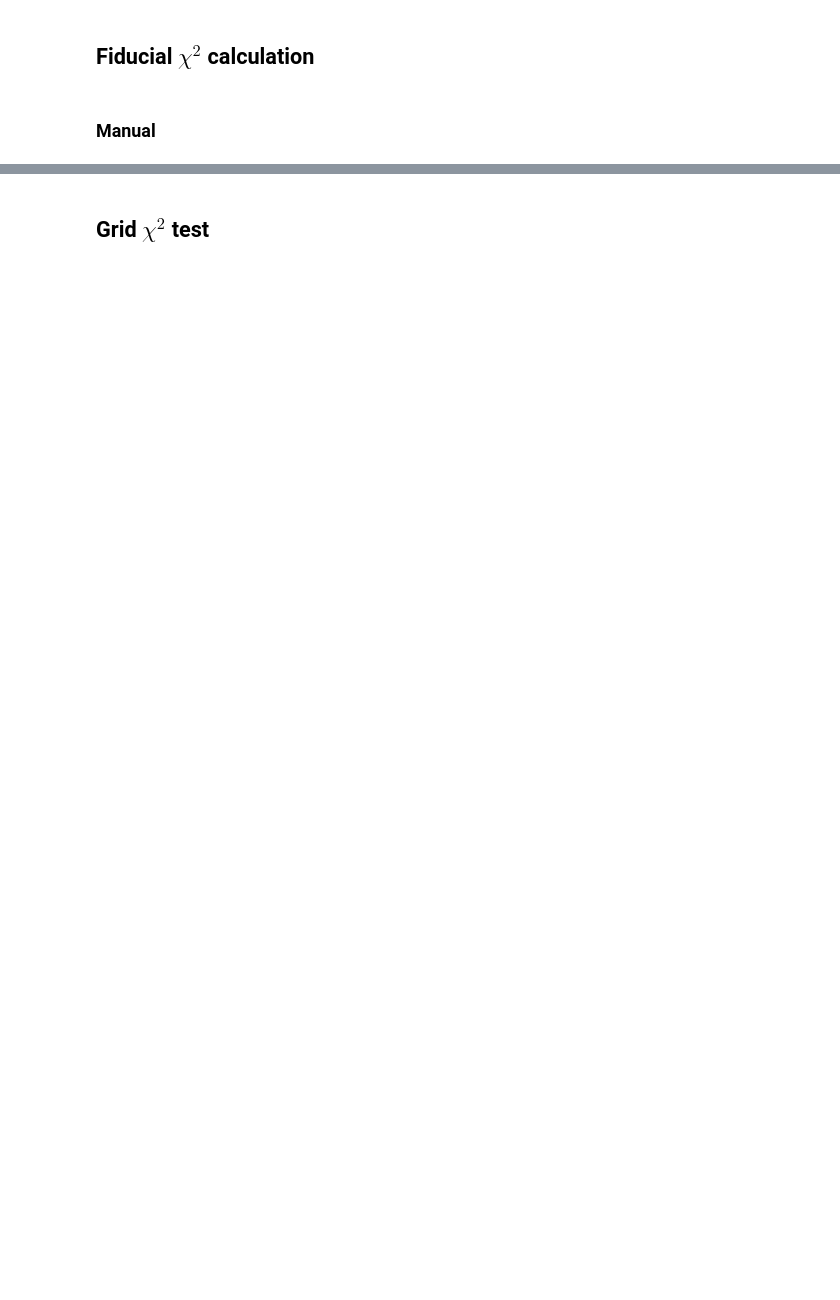
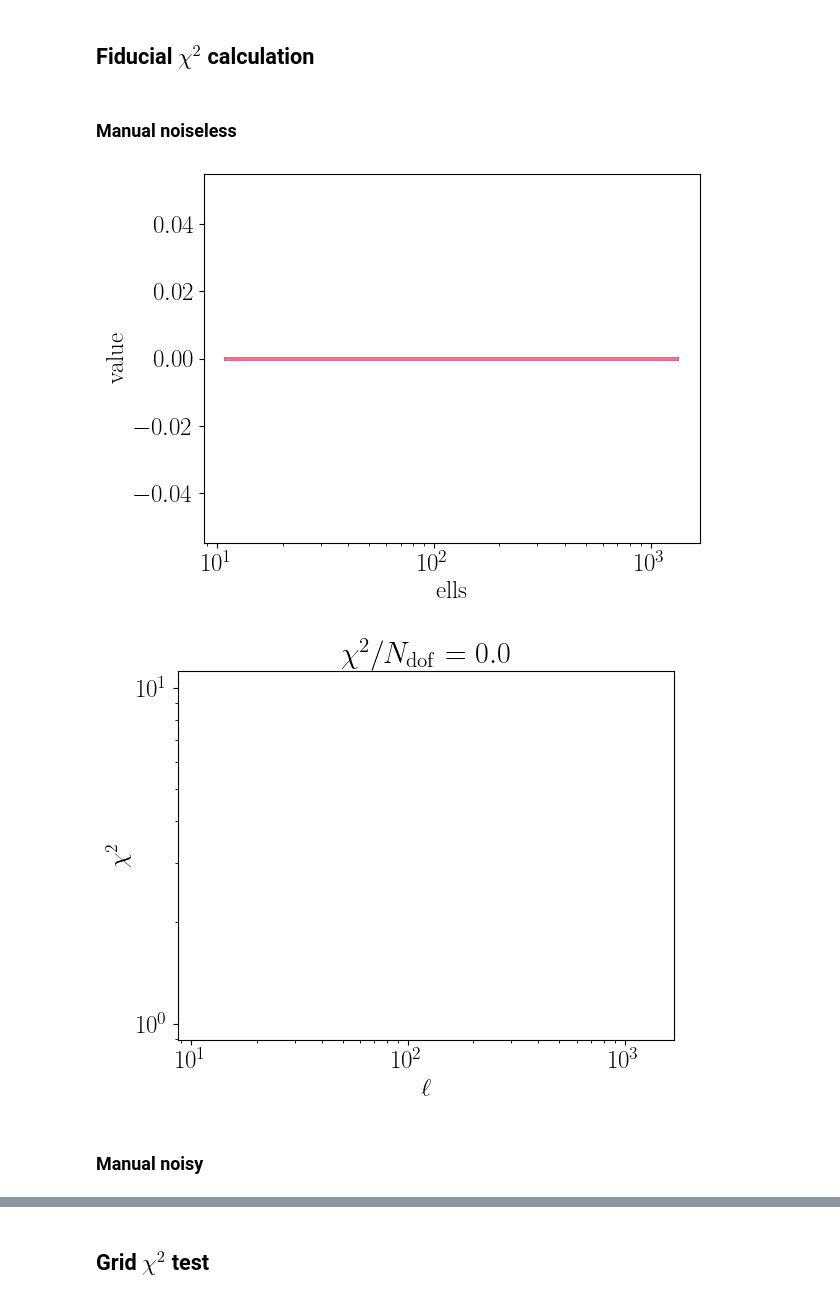
Before and after one commit to chiaradeleo1/GWXLSS, a Jupyter notebook: mock_maker.ipynb, the cells around one changed output, grey strips where cells are left out. Cells and saved outputs as stored; diff of their text form; code cells hidden in the pictures; blank space fills up the shorter version.

Commit message:
added tests in mock maker

```diff
--- a/mock_maker.ipynb
+++ b/mock_maker.ipynb
@@ -34,17 +34,21 @@ sidelegend = {'bbox_to_anchor': (1.04,0.5),
 # %% [markdown]
 ## Options
 # %%
-mock_path   = 'mock_data/new_LSS_GW_ellcut_LCDM'
+#mock_path   = 'mock_data/new_LSS_GW_ellcut_LCDM'
+#observables = ['GC','WL','GWC','GWWL']
+mock_path   = 'mock_data/new_LSS_LCDM'
+observables = ['GC','WL']
 camb_path   = '/home/Matteo/Codes/GW-MGCAMB'
-observables = ['GC','WL','GWC','GWWL']
+
 
 SNR_threshold = 1
 
 bin_to_plot = [1,3,6]
 
-covmats_ells_toplot = [5,-1]
+covmats_ells_toplot = [5,10]
 
 #We will run a grid chi2 test on this parameter
+run_grid_test = False
 test_parameter = {'name': 'logA',
                   'variation': 0.1,
                   'latex': r'$\log{10^{10}A_s}$',
@@ -80,13 +84,15 @@ fiducial = {'ombh2': 0.022445,
             'b2_poly_GW': -0.928357,
             'b3_poly_GW': 0.423292,
             #'tau': 0.05,
-            #'w': -1.,
-            #'wa': 0.,
-            #'mnu': 0.06,
+            'w': -1.,
+            'wa': 0.,
+            'mnu': 0.06,
             #MG params
             'mu0': 0.,
             'sigma0': 0.,
-            'MG_flag': 1,
+            'MG_flag': 0,#1,
             'pure_MG_flag': 2,
             'musigma_par': 1,
             'DE_model': 0}
+
+print(np.exp(fiducial['logA'])*1.e-10)
@@ -247,4 +297,39 @@ for ind,ell in enumerate(mock.fiducial_obs['ells']):
+# %% [markdown]
+### Manual noiseless
+# %%
+from source_code.compute_obs_sources import get_obs
+
+mytest = get_obs(fiducial,mock.mock_data['distributions'],mock.fiducial_obs['ells'], baseline['likelihood']['LSS']['settings']).Cls
+
+chi2 = []
+dof = 0
+
+diff_ell = []
+for ind,ell in enumerate(mock.fiducial_obs['ells']):
+    diffvec = mytest.iloc[ind][mock.all_cols].values-mock.mock_data['noiseless'].iloc[ind][mock.all_cols].values
+    chi2.append(np.dot(diffvec,np.dot(np.linalg.inv(mock.mock_data['covmat_dict'][str(ell)]),diffvec)))#/len(mock.all_cols))
+    dof += len(mock.all_cols)
+    df = pd.DataFrame({'ells': ell}|{col: mytest.iloc[ind][col]-mock.mock_data['noiseless'].iloc[ind][col]
+                                     for col in mock.all_cols},index=[0])
+    diff_ell.append(df)
+
+plt.figure()
+plot_df = pd.concat(diff_ell,ignore_index=True)
+plot_df = pd.melt(plot_df,id_vars=['ells'],value_vars=mock.all_cols,var_name='Bin',value_name='value')
+sb.lineplot(plot_df,x='ells',y='value',hue='Bin',legend=0)
+plt.xscale('log')
+
+plt.figure()
+plt.title(r'$\chi^2/N_{{\rm dof}}={}$'.format(sum(chi2)/dof))
+plt.plot(mock.fiducial_obs['ells'],chi2)
+plt.xscale('log')
+plt.yscale('log')
+plt.xlabel(r'$\ell$')
+plt.ylabel(r'$\chi^2$');
+# %% [output]
+[figure, added]
+[figure, added]
 # %% [markdown]
-### Manual
+### Manual noisy
 # %%
 chi2 = []
```
Also changed, not shown: parts of 19 cells of this notebook, 2 other files.
